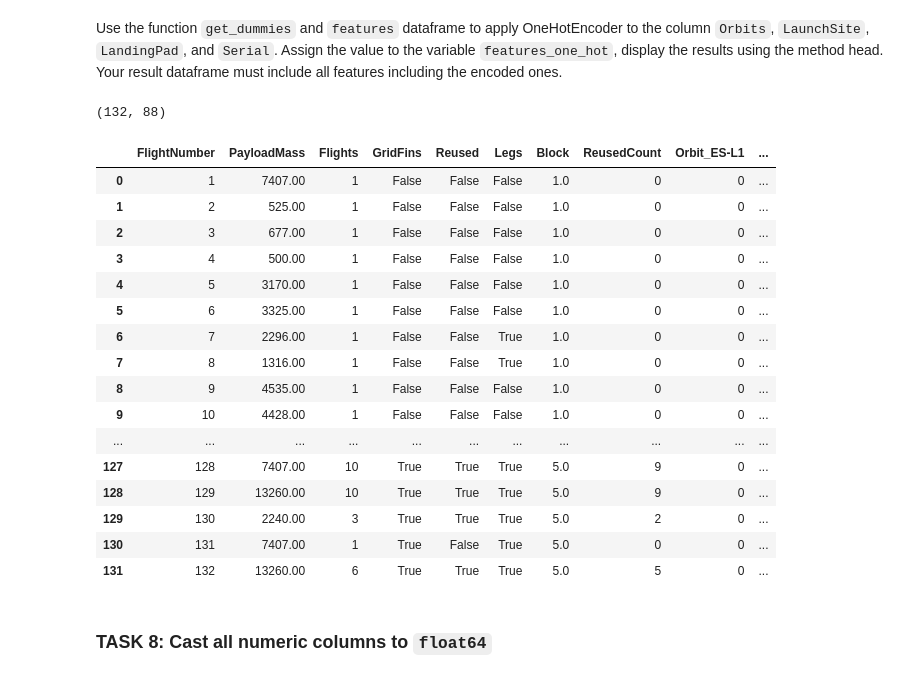
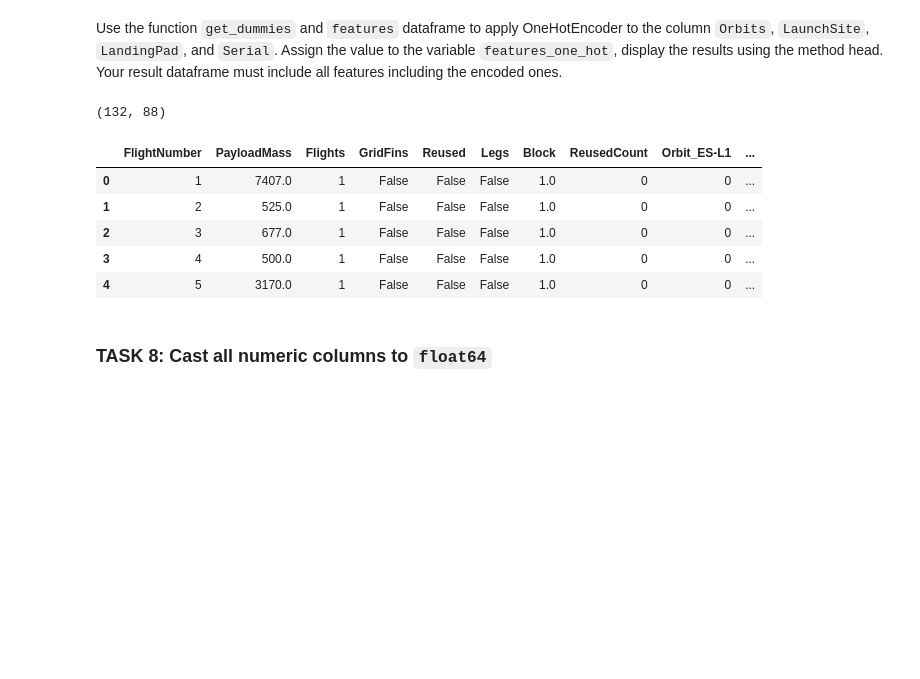
Before and after one commit to amroca79/IBM-Applied-Data-Science-Capstone, a Jupyter notebook: Visualization Analysis and Feature Engineering.ipynb, the cells around one changed output. Cells and saved outputs as stored; diff of their text form; code cells hidden in the pictures; blank space fills up the shorter version.

```diff
--- a/Visualization Analysis and Feature Engineering.ipynb
+++ b/Visualization Analysis and Feature Engineering.ipynb
@@ -236,28 +225,17 @@ Use the function <code>get_dummies</code> and <code>features</code> dataframe to
 # %%
 # HINT: Use get_dummies() function on the categorical columns
 features_one_hot = pd.get_dummies(features, columns=['Orbit', 'LaunchSite', 'LandingPad', 'Serial'])
 
 print(features_one_hot.shape)
-features_one_hot
+features_one_hot.head()
 # %% [output]
 (132, 88)
 |  | FlightNumber | PayloadMass | Flights | GridFins | Reused | Legs | Block | ReusedCount | Orbit_ES-L1 | ... |
-| 0 | 1 | 7407.00 | 1 | False | False | False | 1.0 | 0 | 0 | ... |
-| 1 | 2 | 525.00 | 1 | False | False | False | 1.0 | 0 | 0 | ... |
-| 2 | 3 | 677.00 | 1 | False | False | False | 1.0 | 0 | 0 | ... |
-| 3 | 4 | 500.00 | 1 | False | False | False | 1.0 | 0 | 0 | ... |
-| 4 | 5 | 3170.00 | 1 | False | False | False | 1.0 | 0 | 0 | ... |
-| 5 | 6 | 3325.00 | 1 | False | False | False | 1.0 | 0 | 0 | ... |
-| 6 | 7 | 2296.00 | 1 | False | False | True | 1.0 | 0 | 0 | ... |
-| 7 | 8 | 1316.00 | 1 | False | False | True | 1.0 | 0 | 0 | ... |
-| 8 | 9 | 4535.00 | 1 | False | False | False | 1.0 | 0 | 0 | ... |
-| 9 | 10 | 4428.00 | 1 | False | False | False | 1.0 | 0 | 0 | ... |
-| ... | ... | ... | ... | ... | ... | ... | ... | ... | ... | ... |
-| 127 | 128 | 7407.00 | 10 | True | True | True | 5.0 | 9 | 0 | ... |
-| 128 | 129 | 13260.00 | 10 | True | True | True | 5.0 | 9 | 0 | ... |
-| 129 | 130 | 2240.00 | 3 | True | True | True | 5.0 | 2 | 0 | ... |
-| 130 | 131 | 7407.00 | 1 | True | False | True | 5.0 | 0 | 0 | ... |
-| 131 | 132 | 13260.00 | 6 | True | True | True | 5.0 | 5 | 0 | ... |
+| 0 | 1 | 7407.0 | 1 | False | False | False | 1.0 | 0 | 0 | ... |
+| 1 | 2 | 525.0 | 1 | False | False | False | 1.0 | 0 | 0 | ... |
+| 2 | 3 | 677.0 | 1 | False | False | False | 1.0 | 0 | 0 | ... |
+| 3 | 4 | 500.0 | 1 | False | False | False | 1.0 | 0 | 0 | ... |
+| 4 | 5 | 3170.0 | 1 | False | False | False | 1.0 | 0 | 0 | ... |
 # %% [markdown]
 ### TASK  8: Cast all numeric columns to `float64`
 # %% [markdown]
```
Also changed, not shown: parts of 8 cells of this notebook.
